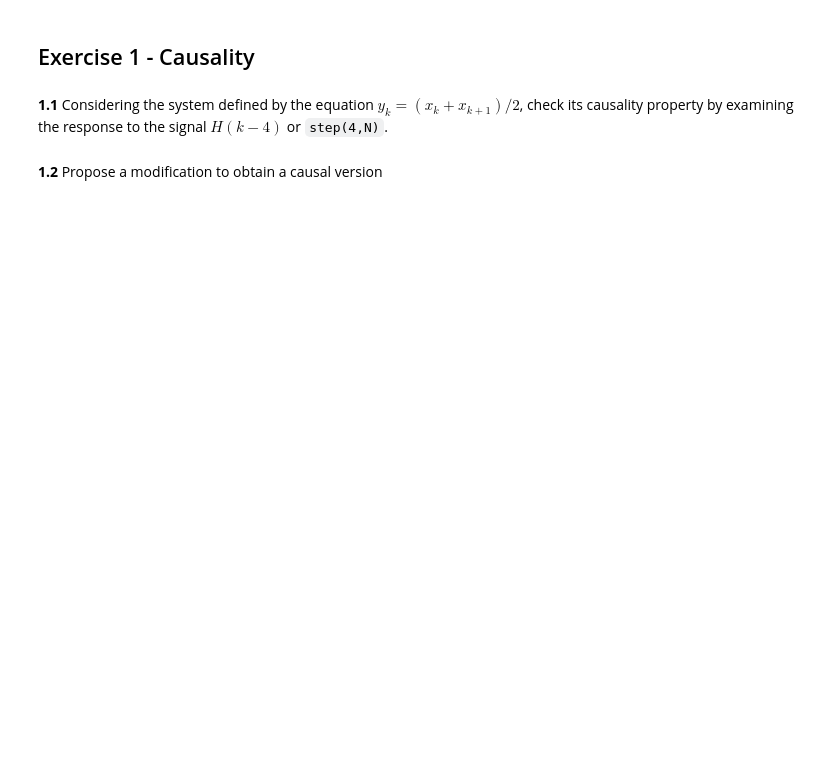
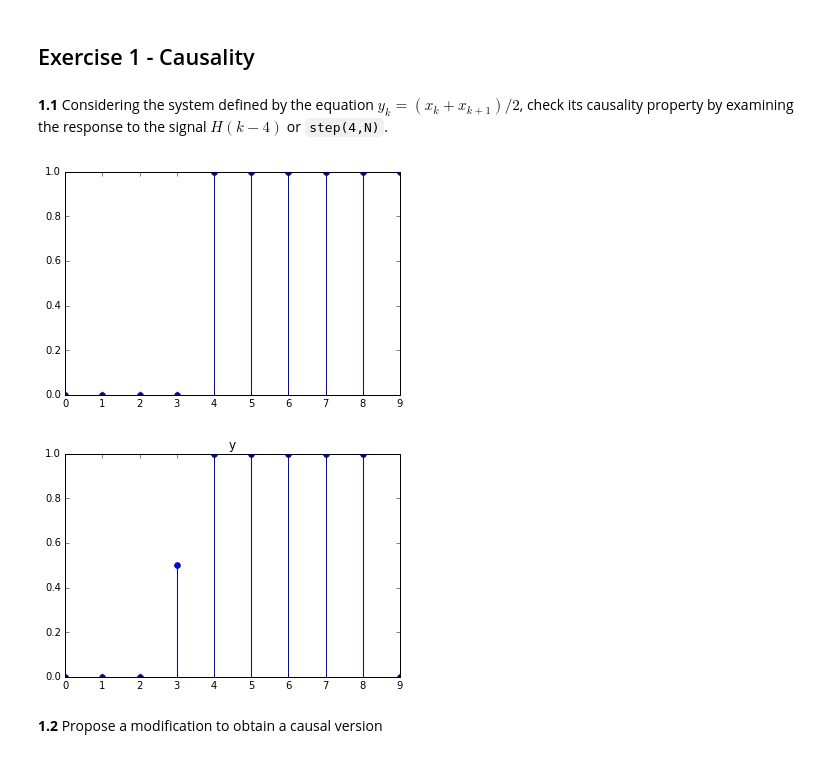
Before and after one commit to ziyanghong/DSP-TP-1617, a Jupyter notebook: Lab2/python/Lab2.ipynb, the cells around one changed output. Saved outputs shown, nothing was run; the diff lists cells and outputs as text; code cells hidden in the pictures; blank space fills up the shorter version.

```diff
--- a/Lab2/python/Lab2.ipynb
+++ b/Lab2/python/Lab2.ipynb
@@ -21,5 +38,30 @@ $$x[n] = sin(2\pi\frac{f}{f_s}n)$$
 ## Exercise 1 - Causality
 # %% [markdown]
  **1.1** Considering the system defined by the equation $y_k=(x_k+x_{k+1})/2$, check its causality property by examining the response to the signal $H(k-4)$ or `step(4,N)`.
+# %%
+def step(k, N):
+
+    s = np.zeros((N,1))
+    for n in range(k,N):
+        s[n]=1
+    return s
+
+N = 10
+x = step(4,N)
+plt.figure
+plt.stem(x)
+plt.show()
+
+y = np.zeros(N)
+for i in range (0,N-1):
+    y[i] = (x[i]+x[i+1])/2
+
+plt.figure
+plt.stem(y)
+plt.title('y')
+plt.show()
+# %% [output]
+[figure, added]
+[figure, added]
 # %% [markdown]
 **1.2** Propose a modification to obtain a causal version
```
Also changed, not shown: parts of 14 cells of this notebook.
